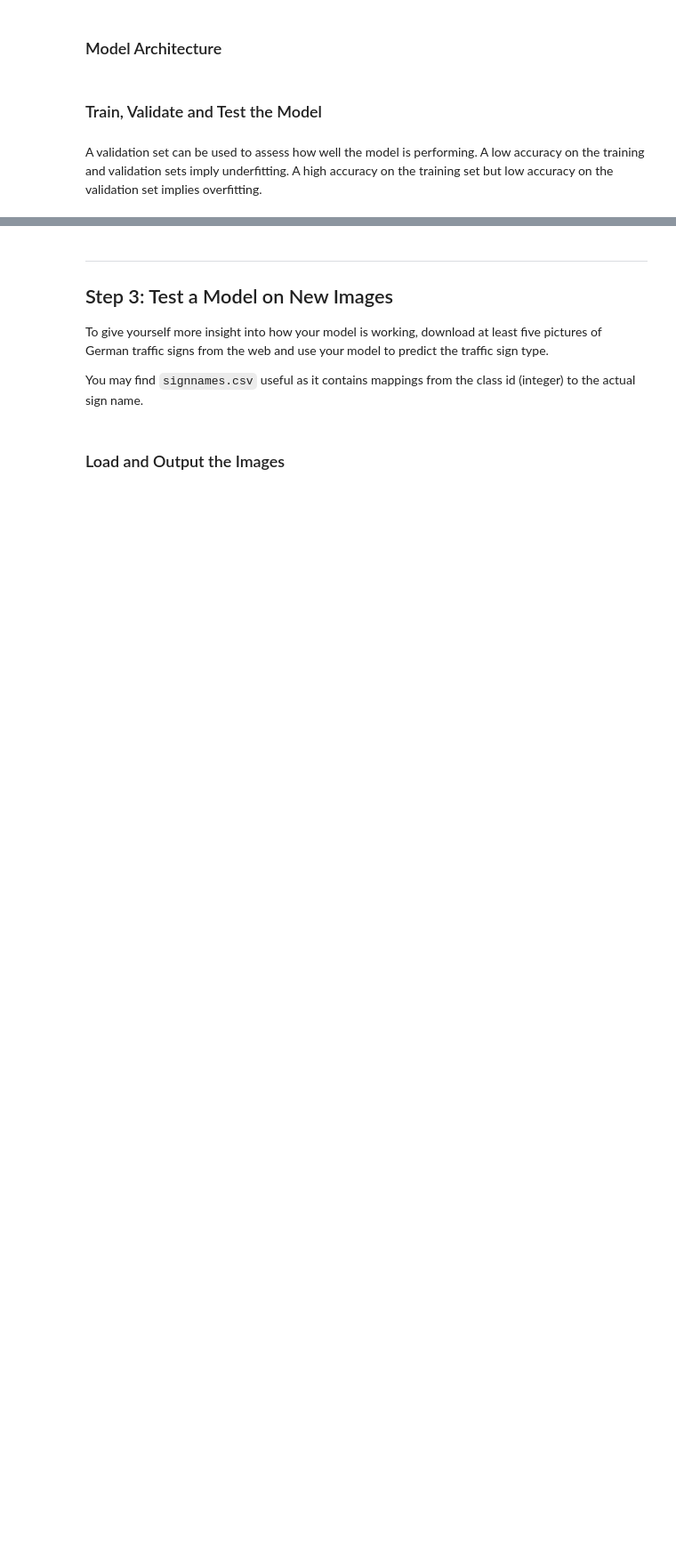
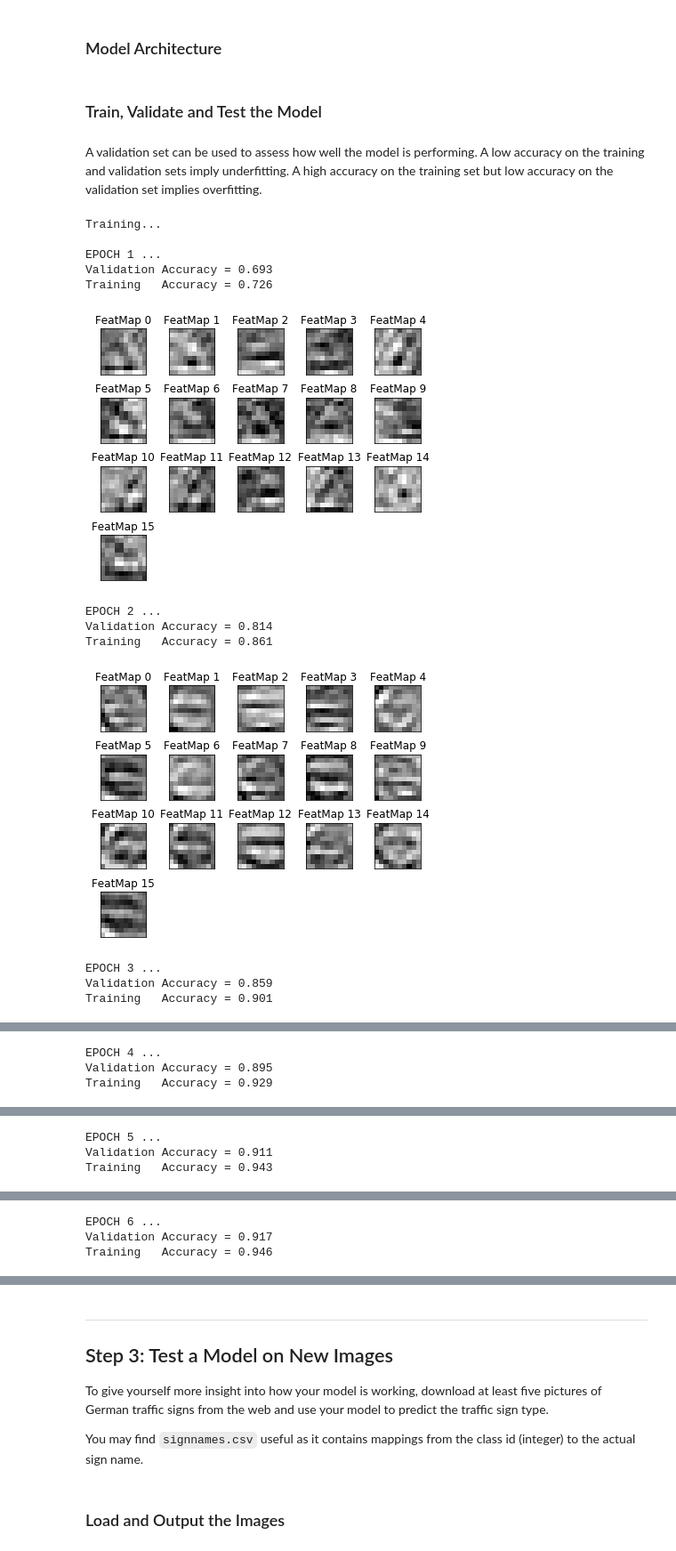
Before and after one commit to arpitbaheti/SDC1-P2, a Jupyter notebook: Traffic_Sign_Classifier.ipynb, the cells around one changed output, grey strips where cells are left out. Shown: that part at 89% size. Drawn from its saved outputs; the diff is of its cells as text; code cells hidden in the pictures; blank space fills up the shorter version.

Commit message:
SDC1: P2: Traffic Sign Classifier
 - Added Dropout Layer
 - Added Early stoppping
 - Made changes in README file

```diff
--- a/Traffic_Sign_Classifier.ipynb
+++ b/Traffic_Sign_Classifier.ipynb
@@ -211,8 +215,10 @@ X_train, y_train = shuffle(X_train, y_train)
 # %%
 import tensorflow as tf
 
-EPOCHS = 100
+EPOCHS = 10000
 BATCH_SIZE = 128
+DROPOUT = 0.3
+THRESHOLD = 0.96
 # %% [markdown]
 ### Model Architecture
 # %%
@@ -289,6 +305,7 @@ def LeNet(x):
 # %%
 x = tf.placeholder(tf.float32, (None, 32, 32, 1))
 y = tf.placeholder(tf.int32, (None))
+keep_prob = tf.placeholder(tf.float32)
 one_hot_y = tf.one_hot(y, n_classes)
 # %%
 ### Visualize your network's feature maps here.
@@ -330,7 +347,7 @@ sets imply underfitting. A high accuracy on the training set but low accuracy on
 rate = 0.001
 
 # Create Neural Network
-logits, conv2 = LeNet(x)
+logits, conv2 = LeNet(x, keep_prob)
 
 # Define cost function as cross entropy
 cross_entropy = tf.nn.softmax_cross_entropy_with_logits(logits, one_hot_y)
@@ -359,35 +376,54 @@ def evaluate(X_data, y_data):
     sess = tf.get_default_session()
     for offset in range(0, num_examples, BATCH_SIZE):
         batch_x, batch_y = X_data[offset:offset+BATCH_SIZE], y_data[offset:offset+BATCH_SIZE]
-        accuracy = sess.run(accuracy_operation, feed_dict={x: batch_x, y: batch_y})
+        accuracy = sess.run(accuracy_operation, feed_dict={x: batch_x, y: batch_y, keep_prob:1.0})
         total_accuracy += (accuracy * len(batch_x))
     return total_accuracy / num_examples
 # %%
 # Start training the model
 num_examples = len(X_train)
 max_acc = 0.0
 
 print("Training...")
 print()
 with tf.Session() as sess:
     sess.run(tf.global_variables_initializer())
     for i in range(EPOCHS):
         X_train, y_train = shuffle(X_train, y_train)
         for offset in range(0, num_examples, BATCH_SIZE):
             end = offset + BATCH_SIZE
             batch_x, batch_y = X_train[offset:end], y_train[offset:end]
             #print ("batch shape ",  batch_x.shape)
             #print ("X train shape ", X_train.shape)
-            sess.run(training_operation, feed_dict={x: batch_x, y: batch_y})
+            sess.run(training_operation, feed_dict={x: batch_x, y: batch_y, keep_prob: DROPOUT})
+
+        training_accuracy = evaluate(X_train, y_train)
 
         validation_accuracy = evaluate(X_valid, y_valid)
         print("EPOCH {} ...".format(i+1))
         print("Validation Accuracy = {:.3f}".format(validation_accuracy))
+        print("Training   Accuracy = {:.3f}".format(training_accuracy))
         print()
 
         outputFeatureMap(sess, batch_x, conv2)
 
         if (max_acc < validation_accuracy):
             max_acc = validation_accuracy
-            saver.save(sess, './lenet')
-            print("Model saved")
+            if max_acc > THRESHOLD:
+                saver.save(sess, './lenet')
+                print("Model saved")
+                break
+# %% [output]
+Training...
+
+EPOCH 1 ...
+Validation Accuracy = 0.693
+Training   Accuracy = 0.726
+[figure, added]
+EPOCH 2 ...
+Validation Accuracy = 0.814
+Training   Accuracy = 0.861
+[figure, added]
+EPOCH 3 ...
+Validation Accuracy = 0.859
+Training   Accuracy = 0.901
@@ -393,0 +431,3 @@ with tf.Session() as sess:
+EPOCH 4 ...
+Validation Accuracy = 0.895
+Training   Accuracy = 0.929
@@ -393,0 +435,3 @@ with tf.Session() as sess:
+EPOCH 5 ...
+Validation Accuracy = 0.911
+Training   Accuracy = 0.943
@@ -393,0 +439,3 @@ with tf.Session() as sess:
+EPOCH 6 ...
+Validation Accuracy = 0.917
+Training   Accuracy = 0.946
```
Also changed, not shown: parts of 8 cells of this notebook, 3 other files.
